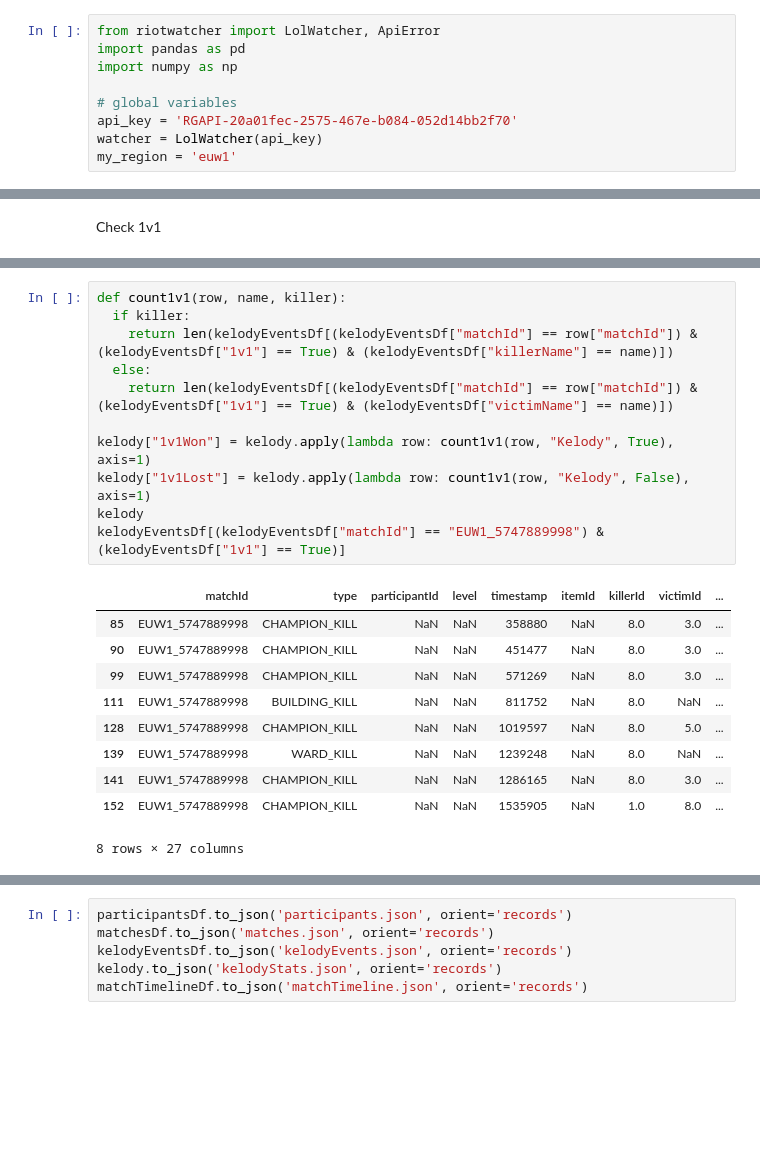
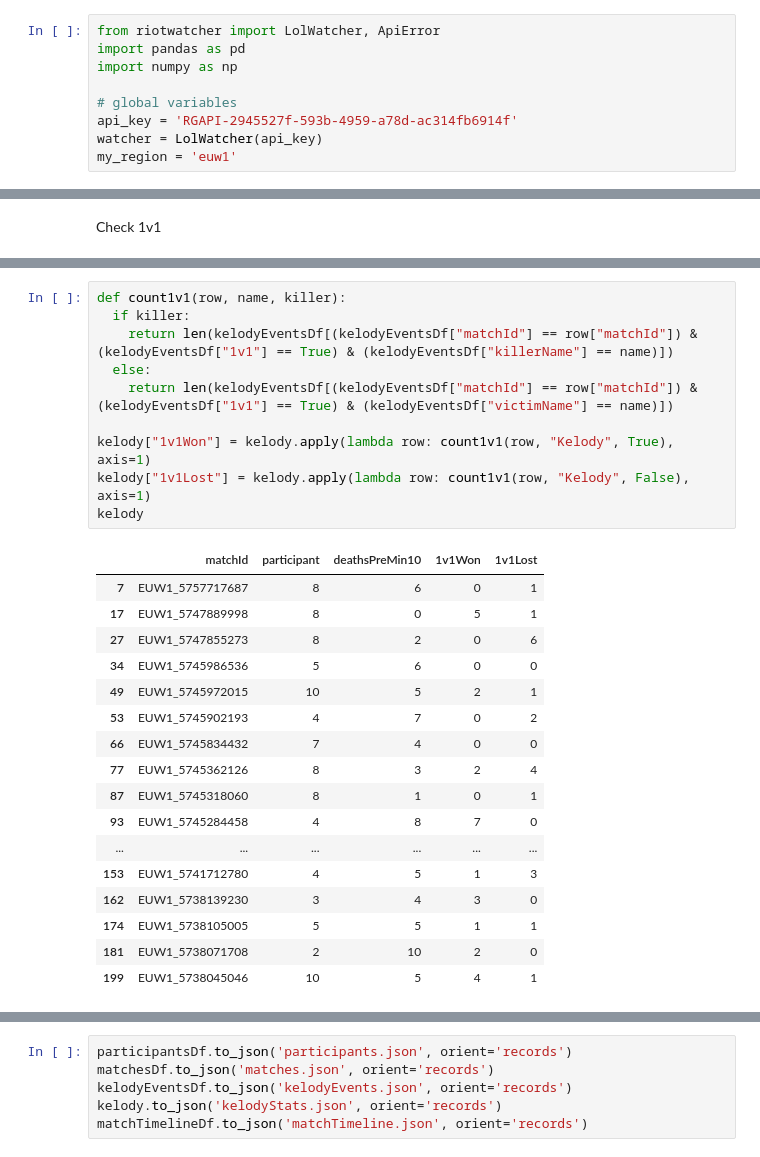
Before and after one commit to raz1x/Project_RiotAPI, a Jupyter notebook: riot.ipynb, the cells around one changed output, grey strips where cells are left out. Saved outputs shown, nothing was run; the diff lists cells and outputs as text; blank space fills up the shorter version.

```diff
--- a/riot.ipynb
+++ b/riot.ipynb
@@ -10,7 +10,7 @@ import pandas as pd
 import numpy as np
 
 # global variables
-api_key = 'RGAPI-20a01fec-2575-467e-b084-052d14bb2f70'
+api_key = 'RGAPI-2945527f-593b-4959-a78d-ac314fb6914f'
 watcher = LolWatcher(api_key)
 my_region = 'euw1'
 # %%
@@ -420,22 +427,28 @@ kelodyEventsDf[kelodyEventsDf["1v1"] == True]
 # %%
 def count1v1(row, name, killer):
   if killer:
     return len(kelodyEventsDf[(kelodyEventsDf["matchId"] == row["matchId"]) & (kelodyEventsDf["1v1"] == True) & (kelodyEventsDf["killerName"] == name)])
   else:
     return len(kelodyEventsDf[(kelodyEventsDf["matchId"] == row["matchId"]) & (kelodyEventsDf["1v1"] == True) & (kelodyEventsDf["victimName"] == name)])
 
 kelody["1v1Won"] = kelody.apply(lambda row: count1v1(row, "Kelody", True), axis=1)
 kelody["1v1Lost"] = kelody.apply(lambda row: count1v1(row, "Kelody", False), axis=1)
 kelody
-kelodyEventsDf[(kelodyEventsDf["matchId"] == "EUW1_5747889998") & (kelodyEventsDf["1v1"] == True)]
 # %% [output]
-|  | matchId | type | participantId | level | timestamp | itemId | killerId | victimId | ... |
-| 85 | EUW1_5747889998 | CHAMPION_KILL | NaN | NaN | 358880 | NaN | 8.0 | 3.0 | ... |
-| 90 | EUW1_5747889998 | CHAMPION_KILL | NaN | NaN | 451477 | NaN | 8.0 | 3.0 | ... |
-| 99 | EUW1_5747889998 | CHAMPION_KILL | NaN | NaN | 571269 | NaN | 8.0 | 3.0 | ... |
-| 111 | EUW1_5747889998 | BUILDING_KILL | NaN | NaN | 811752 | NaN | 8.0 | NaN | ... |
-| 128 | EUW1_5747889998 | CHAMPION_KILL | NaN | NaN | 1019597 | NaN | 8.0 | 5.0 | ... |
-| 139 | EUW1_5747889998 | WARD_KILL | NaN | NaN | 1239248 | NaN | 8.0 | NaN | ... |
-| 141 | EUW1_5747889998 | CHAMPION_KILL | NaN | NaN | 1286165 | NaN | 8.0 | 3.0 | ... |
-| 152 | EUW1_5747889998 | CHAMPION_KILL | NaN | NaN | 1535905 | NaN | 1.0 | 8.0 | ... |
+|  | matchId | participant | deathsPreMin10 | 1v1Won | 1v1Lost |
+| 7 | EUW1_5757717687 | 8 | 6 | 0 | 1 |
+| 17 | EUW1_5747889998 | 8 | 0 | 5 | 1 |
+| 27 | EUW1_5747855273 | 8 | 2 | 0 | 6 |
+| 34 | EUW1_5745986536 | 5 | 6 | 0 | 0 |
+| 49 | EUW1_5745972015 | 10 | 5 | 2 | 1 |
+| 53 | EUW1_5745902193 | 4 | 7 | 0 | 2 |
+| 66 | EUW1_5745834432 | 7 | 4 | 0 | 0 |
+| 77 | EUW1_5745362126 | 8 | 3 | 2 | 4 |
+| 87 | EUW1_5745318060 | 8 | 1 | 0 | 1 |
+| 93 | EUW1_5745284458 | 4 | 8 | 7 | 0 |
+| ... | ... | ... | ... | ... | ... |
+| 153 | EUW1_5741712780 | 4 | 5 | 1 | 3 |
+| 162 | EUW1_5738139230 | 3 | 4 | 3 | 0 |
+| 174 | EUW1_5738105005 | 5 | 5 | 1 | 1 |
+| 181 | EUW1_5738071708 | 2 | 10 | 2 | 0 |
+| 199 | EUW1_5738045046 | 10 | 5 | 4 | 1 |
-8 rows × 27 columns
```
Also changed, not shown: parts of 9 cells of this notebook, 1 other file.
